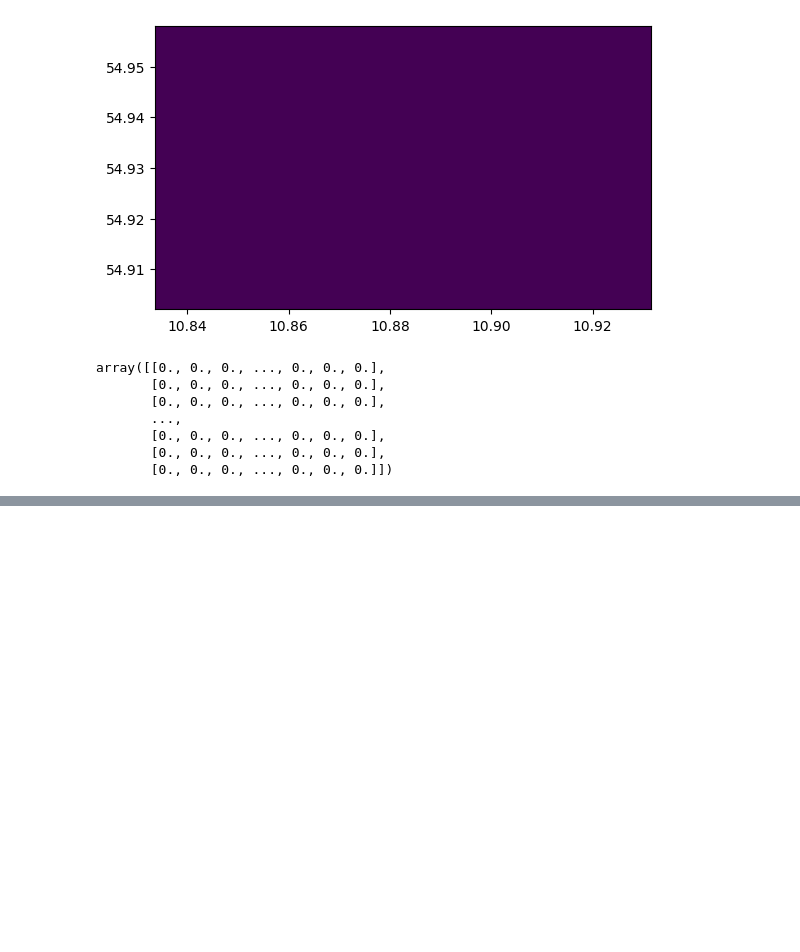
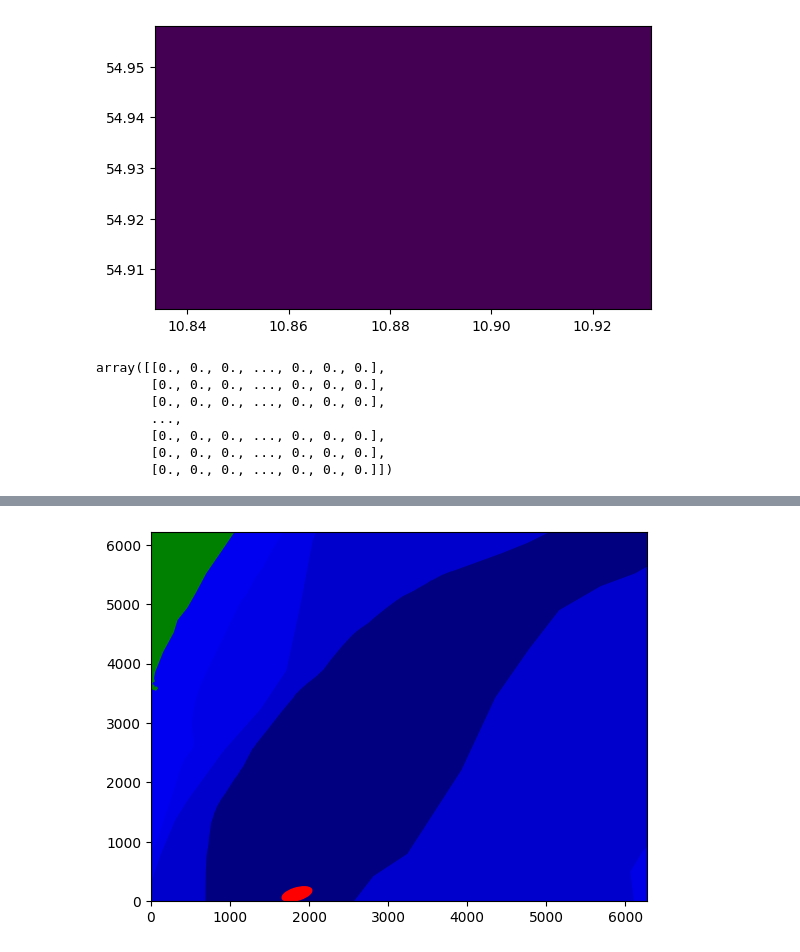
Before and after one commit to esquivelrs/scm_irl, a Jupyter notebook: notebooks/load_data.ipynb, the cells around one changed output, grey strips where cells are left out. Saved outputs shown, nothing was run; the diff lists cells and outputs as text; code cells hidden in the pictures; blank space fills up the shorter version.

```diff
--- a/notebooks/load_data.ipynb
+++ b/notebooks/load_data.ipynb
@@ -581,6 +581,7 @@ import matplotlib.pyplot as plt
 from matplotlib.patches import Polygon
 from matplotlib.patches import Circle
 
+
 env = ScmIrlEnv("/home/rolando/Documents/DTU/SCMarine/ais-and-charts-sample/ais_data/scenario_2a66ceaf61", mmsi=215811000)
 
 
@@ -590,7 +591,7 @@ env = ScmIrlEnv("/home/rolando/Documents/DTU/SCMarine/ais-and-charts-sample/ais_
 
 lands = env.scenario.scenario_to_lands_north_east()
 
-depths = env.scenario.scenario_to_depth_north_east()
+depths = env.scenario.scenario_to_depths_north_east()
 
 
 land  = lands[0]
@@ -694,7 +695,7 @@ from rasterio.features import rasterize
 from shapely.geometry import Polygon
 
 # Define the size of the matrix
-pixels_meter = 1
+pixels_meter = 5
 
 
 # Calculate the bounds of the polygons in meters
@@ -912,0 +912,83 @@ array([[0., 0., 0., ..., 0., 0., 0.],
+# %%
+from scm_irl.env.scm_irl_env import ScmIrlEnv
+from sllib.conversions.geo_conversions import north_east_to_lat_lon, mps2knots, lat_lon_to_north_east
+import numpy as np
+
+
+import matplotlib.pyplot as plt
+from matplotlib.patches import Polygon
+from matplotlib.patches import Circle
+from matplotlib.patches import Ellipse
+
+
+
+env = ScmIrlEnv("/home/rolando/Documents/DTU/SCMarine/ais-and-charts-sample/ais_data/scenario_2a66ceaf61", mmsi=215811000)
+
+
+# 219023834
+#mmsi: 215811000, start_time: 1577904600.0, end_time: 1577906100.0
+#mmsi: 219023834, start_time: 1577904600.0, end_time: 1577906100.0
+
+lands = env.scenario.scenario_to_lands_north_east()
+
+depths = env.scenario.scenario_to_depths_north_east()
+
+
+land  = lands[0]
+
+# plot this
+
+# Create a polygon and add it to the plot
+
+
+
+def darken_blue_color(factor):
+    r = 1-factor
+    g = (1-factor)/2 + 0.5
+    b = 1.0
+    return (r,g,b)
+
+
+import matplotlib.colors as mcolors
+
+def modulate_color(color, factor):
+    # Convert the color to RGB
+    rgb = mcolors.to_rgb(color)
+
+    # Modulate each of the RGB values
+    modulated_rgb = [x * factor for x in rgb]
+
+    # Make sure each value is within the valid range [0, 1]
+    modulated_rgb = [min(max(x, 0), 1) for x in modulated_rgb]
+
+    return modulated_rgb
+
+color = 'blue'
+
+
+
+
+
+
+for depth in depths:
+    polygon = Polygon([(x[1], x[0]) for x in depth[0]], fill=True, color=modulate_color(color, 1- depth[1]/100))
+    plt.gca().add_patch(polygon)
+
+for land in lands:
+    polygon = Polygon([(x[1], x[0]) for x in land], fill=True, color='green')
+    plt.gca().add_patch(polygon)
+
+# circle = Circle((env.agent_state.lon, env.agent_state.lat), 100, fill=True, color='red')
+
+# plt.gca().add_patch(circle)
+
+ellipse = Ellipse((env.agent_state.lon, env.agent_state.lat), 400, 200, fill=True, color='red', angle=env.agent_state.cog*180/np.pi)
+
+plt.gca().add_patch(ellipse)
+
+# Set the axes limits to fit the plot
+plt.xlim(env.scenario.east_min, env.scenario.east_max)
+plt.ylim(env.scenario.north_min, env.scenario.north_max)
+
+plt.show()
+# %% [output]
@@ -912,0 +996 @@ array([[0., 0., 0., ..., 0., 0., 0.],
+[figure, added]
```
Also changed, not shown: parts of 25 cells of this notebook, 16 other files.
